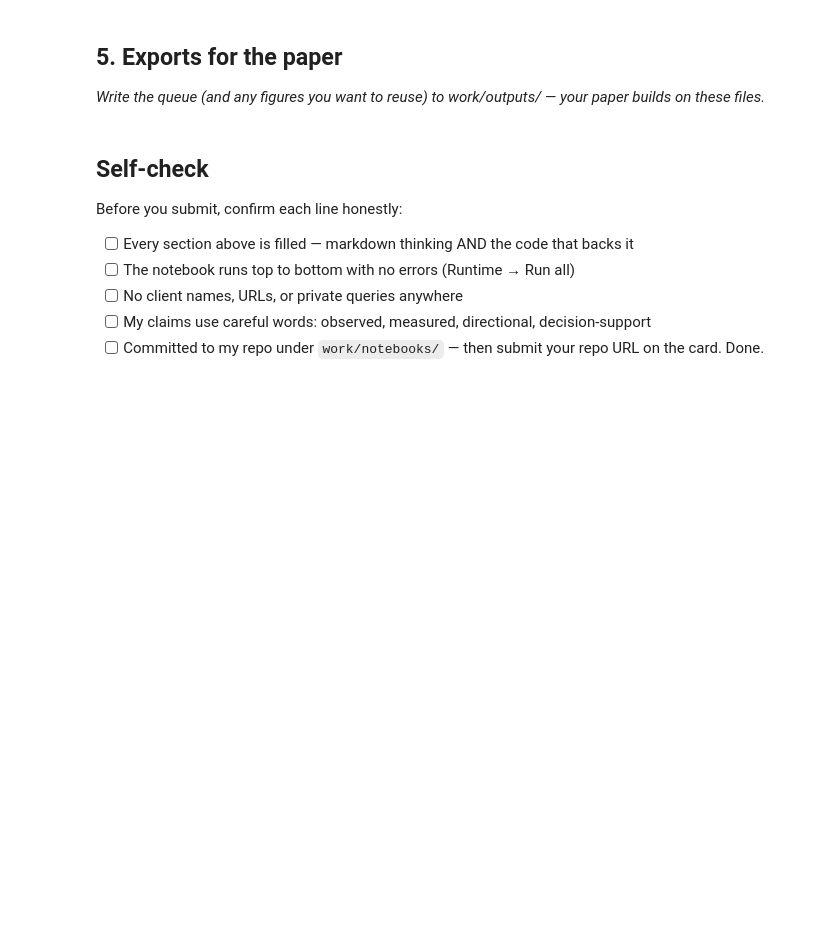
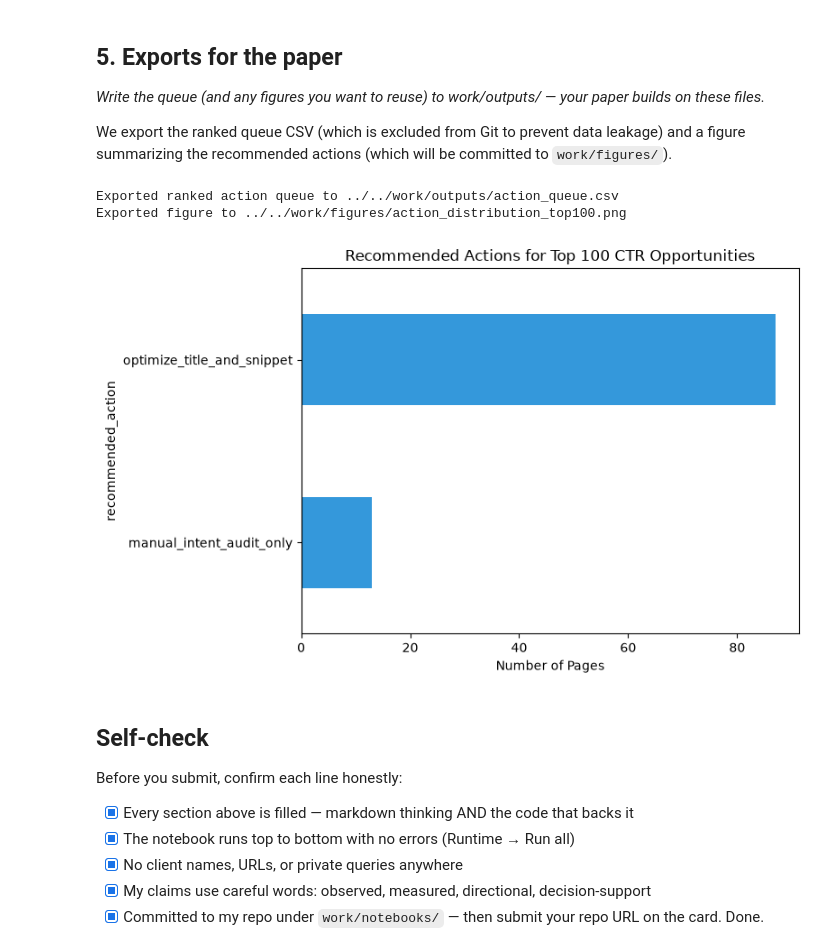
Before and after one commit to SammyFarrelZebua/flyrank-starter, a Jupyter notebook: work/notebooks/w07_action_playbook.ipynb, the cells around one changed output. Saved outputs shown, nothing was run; the diff lists cells and outputs as text; code cells hidden in the pictures; blank space fills up the shorter version.

Commit message:
Complete W07 Content Action Playbook for CTR lane with Tier-Mean Baseline, intent audit filters, and exported top 100 action figures

```diff
--- a/work/notebooks/w07_action_playbook.ipynb
+++ b/work/notebooks/w07_action_playbook.ipynb
@@ -26,13 +132,44 @@ This skeleton is yours to fill. Work the sections **in order** — each one has
 ## 5. Exports for the paper
 
 *Write the queue (and any figures you want to reuse) to work/outputs/ — your paper builds on these files.*
+
+We export the ranked queue CSV (which is excluded from Git to prevent data leakage) and a figure summarizing the recommended actions (which will be committed to `work/figures/`).
+# %%
+import matplotlib.pyplot as plt
+
+os.makedirs('../../work/outputs', exist_ok=True)
+os.makedirs('../../work/figures', exist_ok=True)
+
+# Export the queue
+output_csv = '../../work/outputs/action_queue.csv'
+action_queue.to_csv(output_csv, index=False)
+print(f"Exported ranked action queue to {output_csv}")
+
+# Create and export a figure: Distribution of recommended actions in Top 100
+top_100 = action_queue.head(100)
+action_counts = top_100['recommended_action'].value_counts()
+
+plt.figure(figsize=(8, 5))
+action_counts.plot(kind='barh', color='#3498db')
+plt.title('Recommended Actions for Top 100 CTR Opportunities')
+plt.xlabel('Number of Pages')
+plt.gca().invert_yaxis()  # Highest count at the top
+plt.tight_layout()
+
+figure_path = '../../work/figures/action_distribution_top100.png'
+plt.savefig(figure_path, dpi=300)
+print(f"Exported figure to {figure_path}")
+# %% [output]
+Exported ranked action queue to ../../work/outputs/action_queue.csv
+Exported figure to ../../work/figures/action_distribution_top100.png
+[figure, added]
 # %% [markdown]
 ## Self-check
 
 Before you submit, confirm each line honestly:
 
-- [ ] Every section above is filled — markdown thinking AND the code that backs it
-- [ ] The notebook runs top to bottom with no errors (Runtime → Run all)
-- [ ] No client names, URLs, or private queries anywhere
-- [ ] My claims use careful words: observed, measured, directional, decision-support
-- [ ] Committed to my repo under `work/notebooks/` — then submit your repo URL on the card. Done.
+- [x] Every section above is filled — markdown thinking AND the code that backs it
+- [x] The notebook runs top to bottom with no errors (Runtime → Run all)
+- [x] No client names, URLs, or private queries anywhere
+- [x] My claims use careful words: observed, measured, directional, decision-support
+- [x] Committed to my repo under `work/notebooks/` — then submit your repo URL on the card. Done.
```
Also changed, not shown: parts of 12 cells of this notebook, 9 other files.
